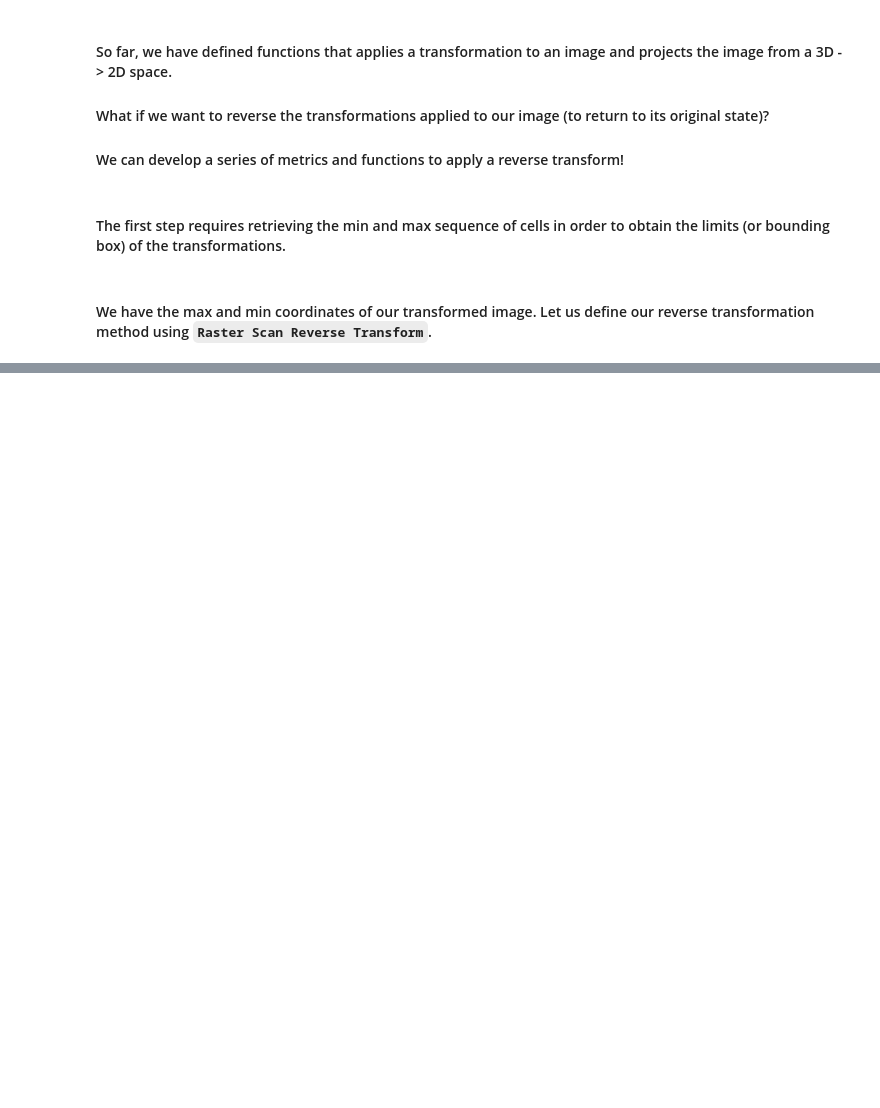
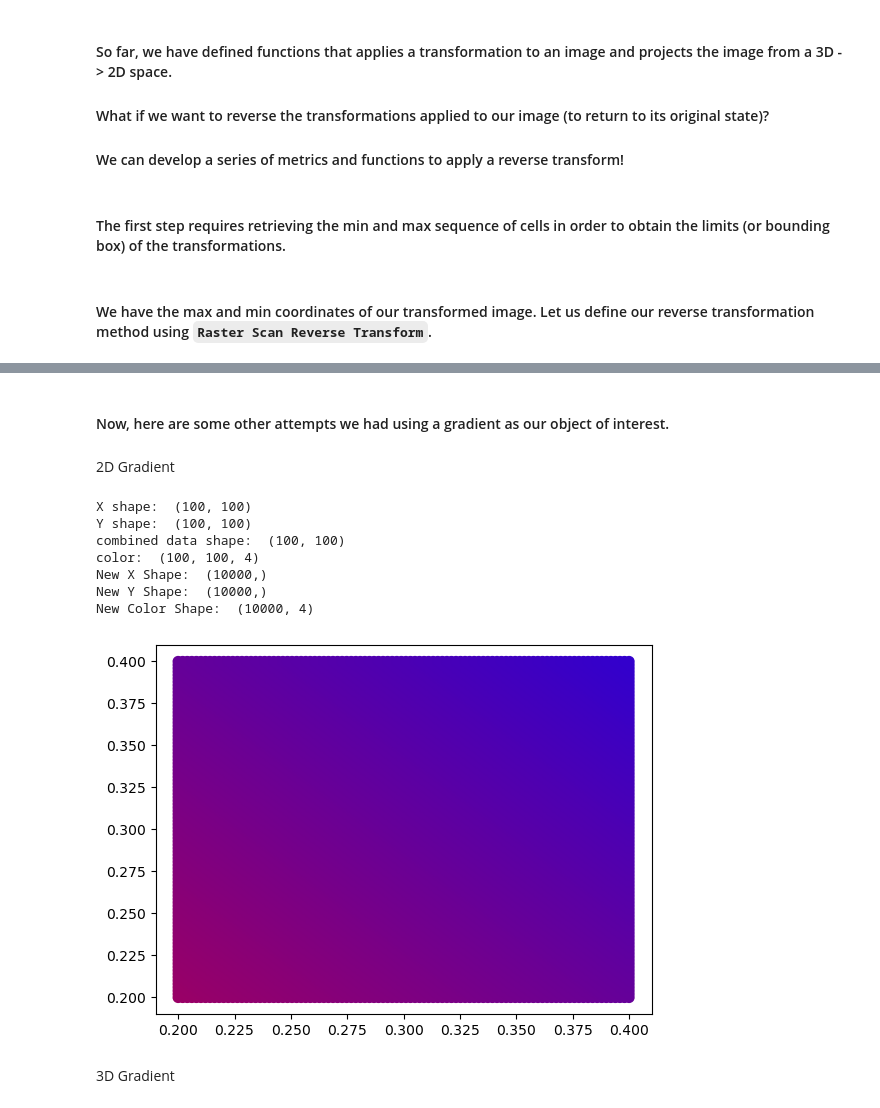
Before and after one commit to JoshuaG-K/transformation-visualization-tool, a Jupyter notebook: transformations.ipynb, the cells around one changed output, grey strips where cells are left out. Saved outputs shown, nothing was run; the diff lists cells and outputs as text; code cells hidden in the pictures; blank space fills up the shorter version.

```diff
--- a/transformations.ipynb
+++ b/transformations.ipynb
@@ -628,0 +725,62 @@ def raster_scan_reverse_transform(original_image, homogenous_input, homogenous_c
+# %% [markdown]
+#### Now, here are some other attempts we had using a gradient as our object of interest.
+# %% [markdown]
+2D Gradient
+# %%
+import matplotlib.pyplot as plt
+import numpy as np
+from matplotlib.colors import LinearSegmentedColormap
+from sklearn.preprocessing import normalize
+
+# Create a custom colormap
+cmap_colors = [(0, 'red'), (1, 'blue'), (1, 'green')]                   # Colors for the combined dimension
+custom_cmap = LinearSegmentedColormap.from_list('custom', cmap_colors)
+
+# Create a 2D grid of values for both dimensions
+num_dimensions = 2
+lowest_color_value = 0.2
+highest_color_value = 0.8
+
+# Create the points that define our shape
+x = np.linspace(lowest_color_value, highest_color_value/num_dimensions, 100)
+y = np.linspace(lowest_color_value, highest_color_value/num_dimensions, 100)
+
+X, Y = np.meshgrid(x, y)
+print("X shape: ", X.shape)
+print("Y shape: ", Y.shape)
+
+# Combine data for both dimensions into a single variable
+combined_data = X + Y                                       # You can use a different combination as needed
+print("combined data shape: ", combined_data.shape)
+
+# Apply the custom colormap to the combined data
+color = custom_cmap(combined_data)
+print("color: ", color.shape)
+
+# Create a figure and axis
+fig, ax = plt.subplots()
+
+# Reshape x and y to match what is expected
+x_new = X.reshape((-1,))
+y_new = Y.reshape((-1,))
+color_new = color.reshape((-1, 4))
+print("New X Shape: ", x_new.shape)
+print("New Y Shape: ", y_new.shape)
+print("New Color Shape: ", color_new.shape)
+
+# Plot the 2D grid with the colormap representing both dimensions
+_ = ax.scatter(x_new, y_new, c=color_new, cmap=custom_cmap, s=50, marker='o')
+
+# Show the plot
+plt.show()
+# %% [output]
+X shape:  (100, 100)
+Y shape:  (100, 100)
+combined data shape:  (100, 100)
+color:  (100, 100, 4)
+New X Shape:  (10000,)
+New Y Shape:  (10000,)
+New Color Shape:  (10000, 4)
+[figure, added]
+# %% [markdown]
+3D Gradient
```
Also changed, not shown: parts of 9 cells of this notebook.
